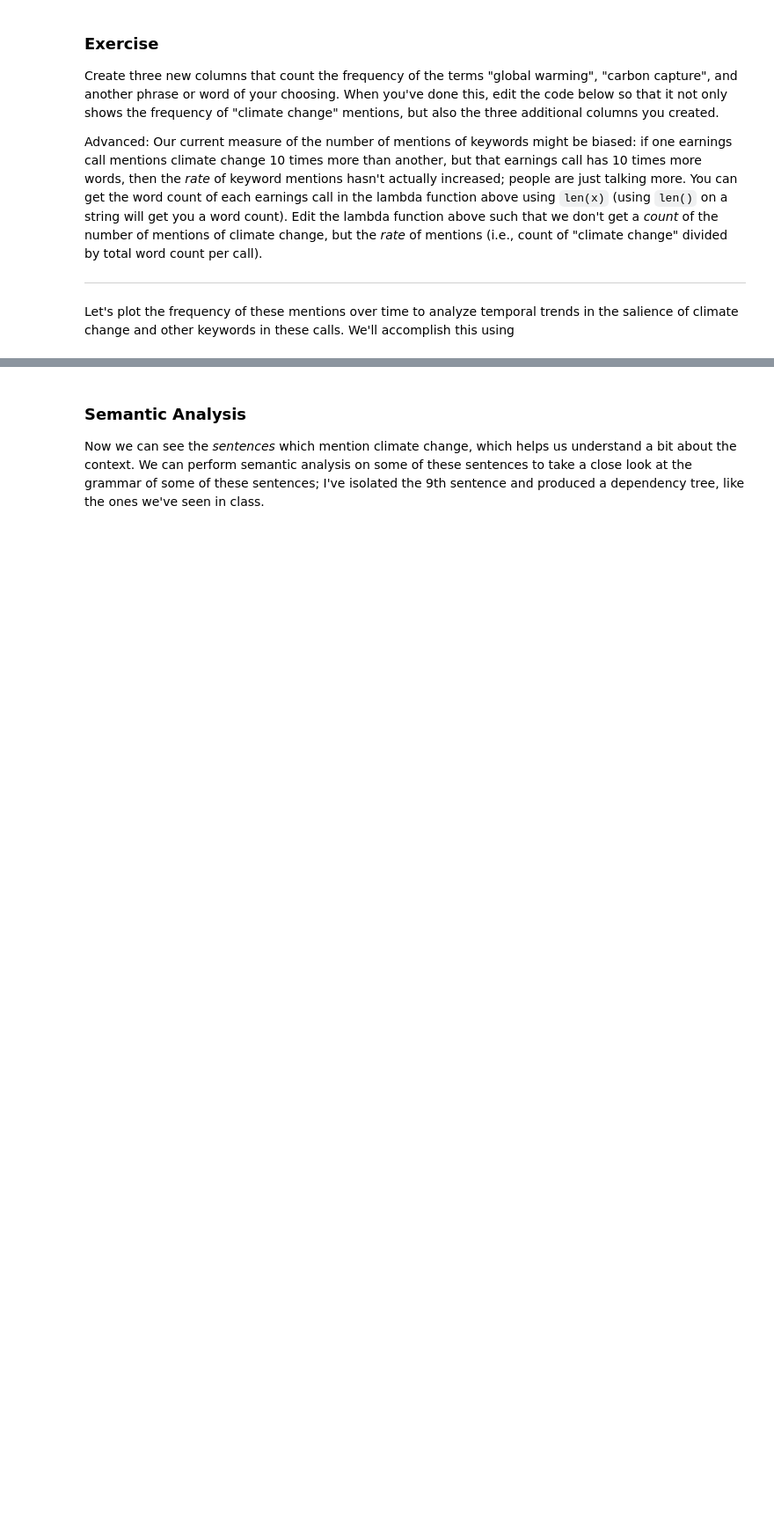
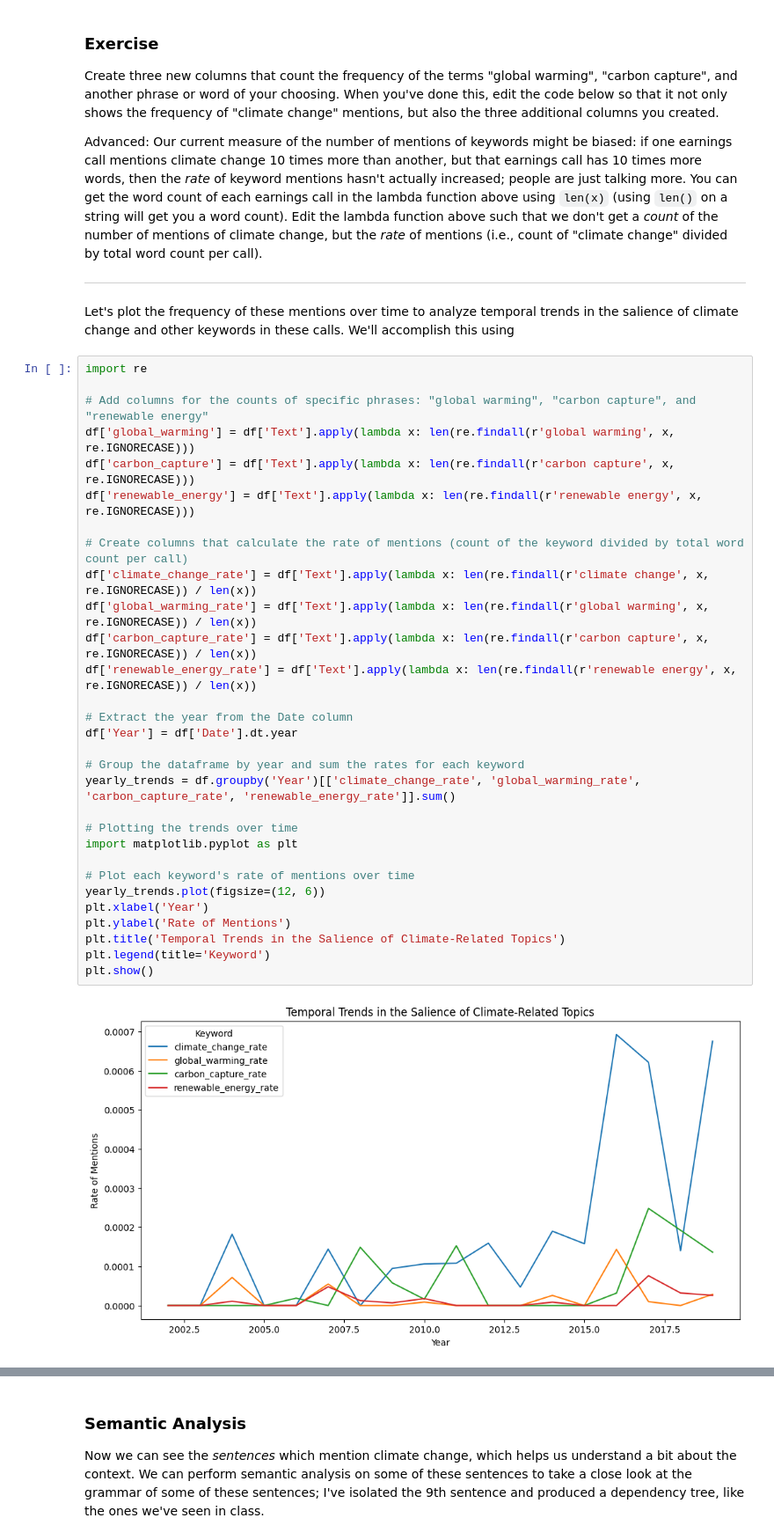
Before and after one commit to LYK0608/My-QM2, a Jupyter notebook: notebooks/W04. Natural Language Processing.ipynb, the cells around one changed output, grey strips where cells are left out. Shown at 88% size. Saved outputs shown, nothing was run; the diff lists cells and outputs as text; blank space fills up the shorter version.

```diff
--- a/notebooks/W04. Natural Language Processing.ipynb
+++ b/notebooks/W04. Natural Language Processing.ipynb
@@ -205,6 +295,38 @@ Advanced: Our current measure of the number of mentions of keywords might be bia
 
 
 Let's plot the frequency of these mentions over time to analyze temporal trends in the salience of climate change and other keywords in these calls. We'll accomplish this using
+# %%
+import re
+
+# Add columns for the counts of specific phrases: "global warming", "carbon capture", and "renewable energy"
+df['global_warming'] = df['Text'].apply(lambda x: len(re.findall(r'global warming', x, re.IGNORECASE)))
+df['carbon_capture'] = df['Text'].apply(lambda x: len(re.findall(r'carbon capture', x, re.IGNORECASE)))
+df['renewable_energy'] = df['Text'].apply(lambda x: len(re.findall(r'renewable energy', x, re.IGNORECASE)))
+
+# Create columns that calculate the rate of mentions (count of the keyword divided by total word count per call)
+df['climate_change_rate'] = df['Text'].apply(lambda x: len(re.findall(r'climate change', x, re.IGNORECASE)) / len(x))
+df['global_warming_rate'] = df['Text'].apply(lambda x: len(re.findall(r'global warming', x, re.IGNORECASE)) / len(x))
+df['carbon_capture_rate'] = df['Text'].apply(lambda x: len(re.findall(r'carbon capture', x, re.IGNORECASE)) / len(x))
+df['renewable_energy_rate'] = df['Text'].apply(lambda x: len(re.findall(r'renewable energy', x, re.IGNORECASE)) / len(x))
+
+# Extract the year from the Date column
+df['Year'] = df['Date'].dt.year
+
+# Group the dataframe by year and sum the rates for each keyword
+yearly_trends = df.groupby('Year')[['climate_change_rate', 'global_warming_rate', 'carbon_capture_rate', 'renewable_energy_rate']].sum()
+
+# Plotting the trends over time
+import matplotlib.pyplot as plt
+
+# Plot each keyword's rate of mentions over time
+yearly_trends.plot(figsize=(12, 6))
+plt.xlabel('Year')
+plt.ylabel('Rate of Mentions')
+plt.title('Temporal Trends in the Salience of Climate-Related Topics')
+plt.legend(title='Keyword')
+plt.show()
+# %% [output]
+[figure, added]
 # %%
 # extract the year from the date column
 df['Year']=df['Date'].dt.year
```
Also changed, not shown: parts of 19 cells of this notebook.
